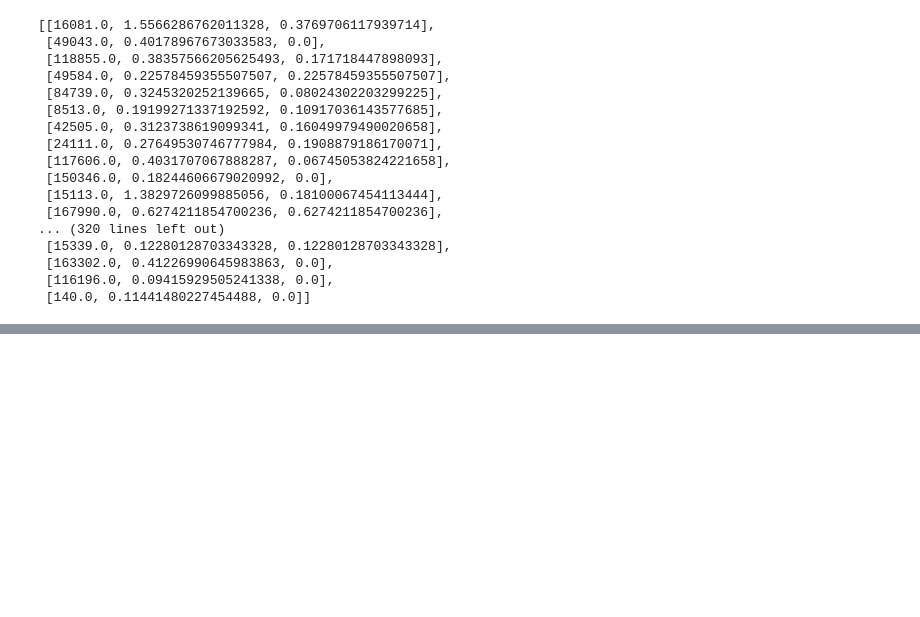
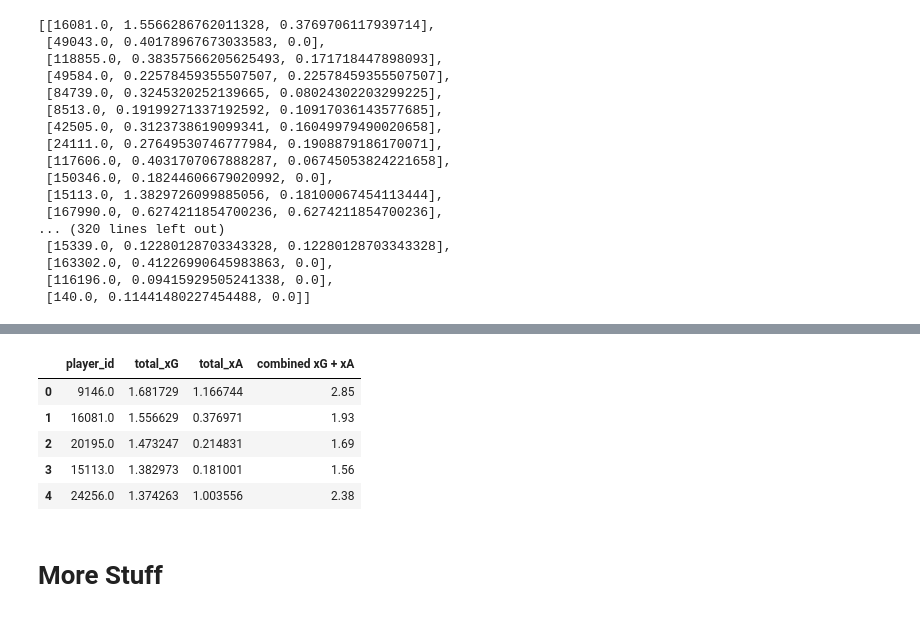
Before and after one commit to d-v-dlee/super_liga_xg, a Jupyter notebook: mongo_to_panda_eda.ipynb, the cells around one changed output, grey strips where cells are left out. Drawn from its saved outputs; the diff is of its cells as text; code cells hidden in the pictures; blank space fills up the shorter version.

```diff
--- a/mongo_to_panda_eda.ipynb
+++ b/mongo_to_panda_eda.ipynb
@@ -226,4 +241,5 @@ contributions
  [116196.0, 0.09415929505241338, 0.0],
  [140.0, 0.11441480227454488, 0.0]]
 # %%
- = sorted(a, key=lambda x: x.modified, reverse=True)
+by_xG = sorted(contributions, key=lambda x: x[1], reverse=True)
+by_xA = sorted(contributions, key=lambda x: x[2], reverse=True)
@@ -249,0 +286,15 @@ contributions
+# %%
+contribution_df = pd.DataFrame(by_xG, columns=['player_id', 'total_xG', 'total_xA'])
+# %%
+contribution_df['combined xG + xA'] = (contribution_df['total_xG'] + contribution_df['total_xA']).round(2)
+# %%
+contribution_df.head()
+# %% [output]
+|  | player_id | total_xG | total_xA | combined xG + xA |
+| 0 | 9146.0 | 1.681729 | 1.166744 | 2.85 |
+| 1 | 16081.0 | 1.556629 | 0.376971 | 1.93 |
+| 2 | 20195.0 | 1.473247 | 0.214831 | 1.69 |
+| 3 | 15113.0 | 1.382973 | 0.181001 | 1.56 |
+| 4 | 24256.0 | 1.374263 | 1.003556 | 2.38 |
+# %% [markdown]
+# More Stuff
```
Also changed, not shown: parts of 8 cells of this notebook.
